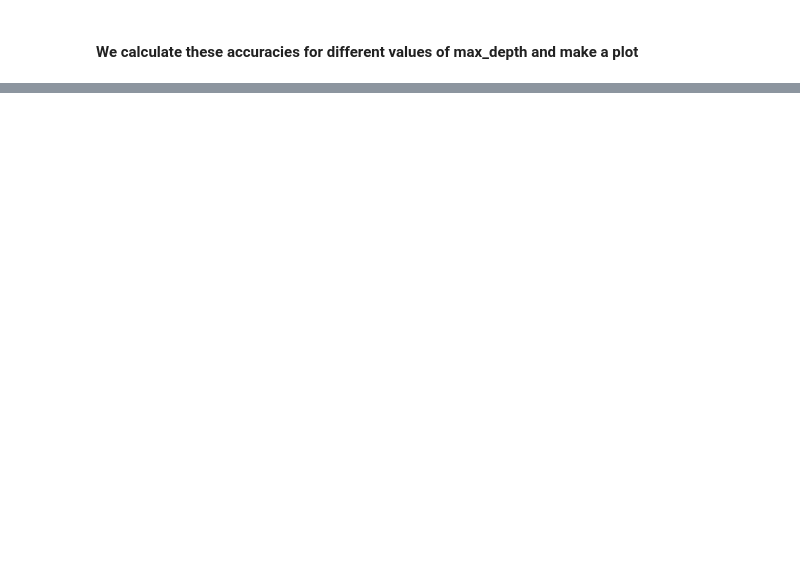
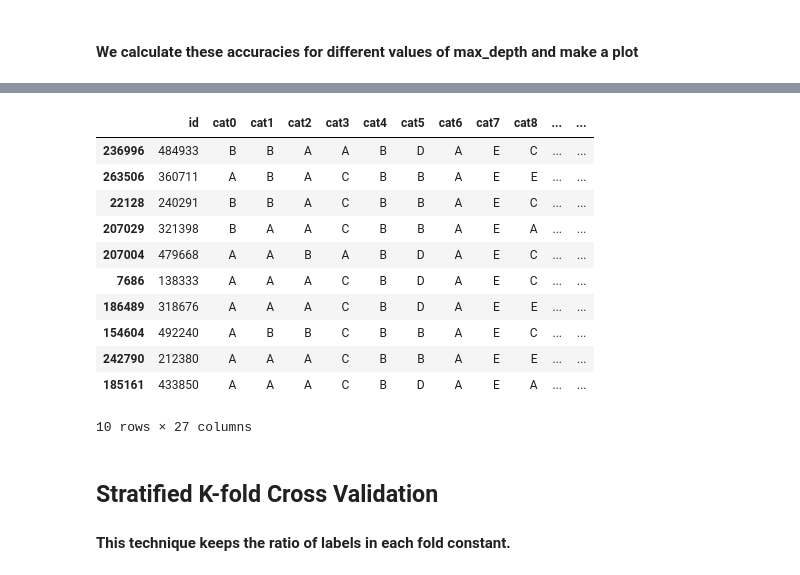
Before and after one commit to Praveer7/Approaching-any-ML-problem---Code, a Jupyter notebook: Cross-validation.ipynb, the cells around one changed output, grey strips where cells are left out. Cells and saved outputs as stored; diff of their text form; code cells hidden in the pictures; blank space fills up the shorter version.

```diff
--- a/Cross-validation.ipynb
+++ b/Cross-validation.ipynb
@@ -251,0 +258,43 @@ plt.show()
+# %%
+# import pandas and model_selection module of scikit-learn
+import pandas as pd
+from sklearn import model_selection
+
+if __name__ == "__main__":
+    # Training data is in a CSV file called train.csv
+    df = pd.read_csv("train.csv")
+
+    # we create a new column called kfold and fill it with -1
+    df["kfold"] = -1
+
+    # the next step is to randomize the rows of the data
+    df = df.sample(frac=1).reset_index(drop = True)
+
+    # initialize the kfold class from model_selection module
+    kf = model_selection.KFold(n_splits=5)
+
+    # fill the new kfold column
+    for fold, (trn_, val_)in enumerate(kf.split(X=df)):
+        df.loc[val_, 'kfold'] = fold
+
+    # save the new csv with kfold column
+    df.to_csv("train_folds.csv", index=False)
+# %%
+df.sample(10)
+# %% [output]
+|  | id | cat0 | cat1 | cat2 | cat3 | cat4 | cat5 | cat6 | cat7 | cat8 | ... | ... |
+| 236996 | 484933 | B | B | A | A | B | D | A | E | C | ... | ... |
+| 263506 | 360711 | A | B | A | C | B | B | A | E | E | ... | ... |
+| 22128 | 240291 | B | B | A | C | B | B | A | E | C | ... | ... |
+| 207029 | 321398 | B | A | A | C | B | B | A | E | A | ... | ... |
+| 207004 | 479668 | A | A | B | A | B | D | A | E | C | ... | ... |
+| 7686 | 138333 | A | A | A | C | B | D | A | E | C | ... | ... |
+| 186489 | 318676 | A | A | A | C | B | D | A | E | E | ... | ... |
+| 154604 | 492240 | A | B | B | C | B | B | A | E | C | ... | ... |
+| 242790 | 212380 | A | A | A | C | B | B | A | E | E | ... | ... |
+| 185161 | 433850 | A | A | A | C | B | D | A | E | A | ... | ... |
+10 rows × 27 columns
+# %% [markdown]
+## Stratified K-fold Cross Validation
+
+#### This technique keeps the ratio of labels in each fold constant.
```
Also changed, not shown: parts of 24 cells of this notebook.
